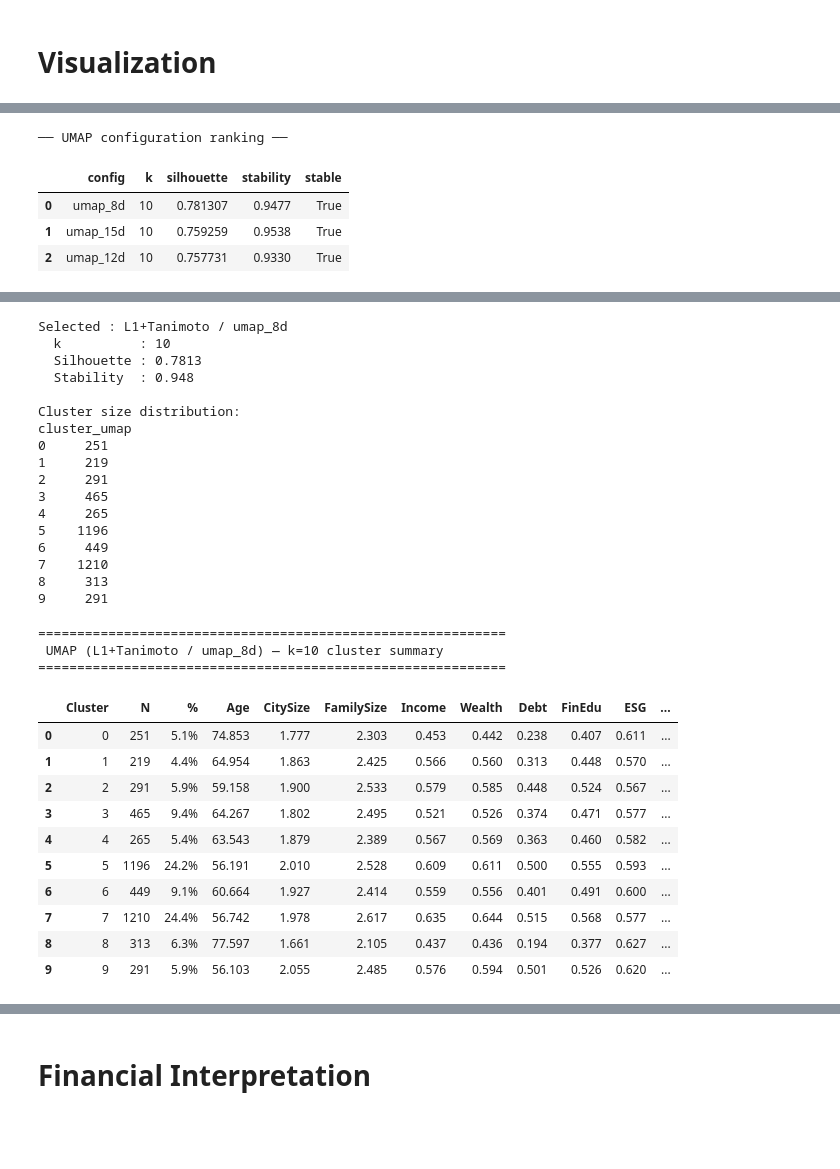
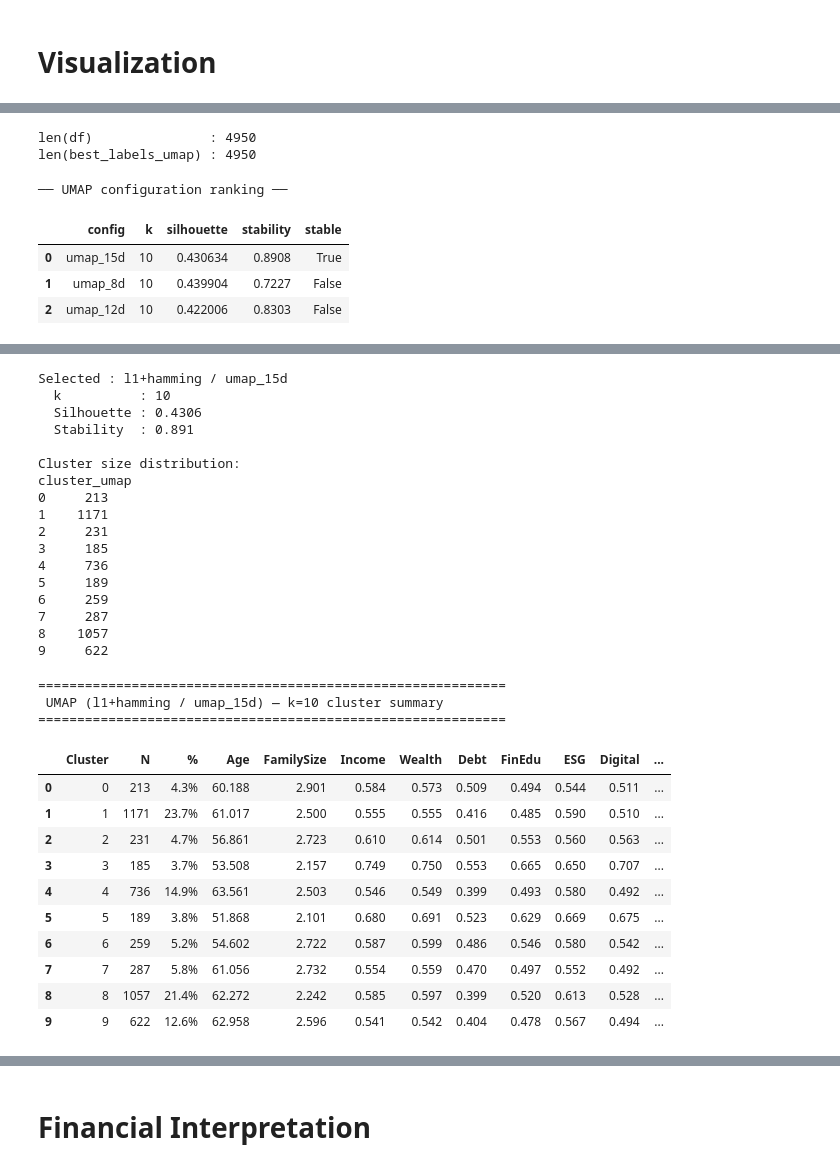
Before and after one commit to tommybaresi-creator/fintech-group-work, a Jupyter notebook: BusinessCase1/clustering_umap.ipynb, the cells around one changed output, grey strips where cells are left out. Cells and saved outputs as stored; diff of their text form; code cells hidden in the pictures; blank space fills up the shorter version.

```diff
--- a/BusinessCase1/clustering_umap.ipynb
+++ b/BusinessCase1/clustering_umap.ipynb
@@ -542,3 +561,9 @@ for config_name in UMAP_CLUSTER_CONFIGS:
+# %%
+print(f"len(df)               : {len(df)}")
+print(f"len(best_labels_umap) : {len(best_labels_umap)}")
+# %% [output]
+len(df)               : 4950
+len(best_labels_umap) : 4950
 # %%
 # Select best UMAP configuration
 #
@@ -566,36 +591,34 @@ print("\n── UMAP configuration ranking ──")
 display(cand_df)
 
 best_row        = cand_df.iloc[0]
 best_config     = best_row["config"]
 best_k_umap     = int(best_row["k"])
 best_sil_umap   = float(best_row["silhouette"])
 best_stab_umap  = float(best_row["stability"])
 
 if not best_row["stable"]:
     logger.warning(
         "No stable UMAP config found (ARI < 0.85). "
         "Selecting best silhouette regardless: %s  ARI=%.3f",
         best_config, best_stab_umap,
     )
 
 logger.info("Selected: %s  k=%d  sil=%.4f  stability=%.3f",
             best_config, best_k_umap, best_sil_umap, best_stab_umap)
 
 print(f"\nSelected : {winner} / {best_config}")
 print(f"  k          : {best_k_umap}")
 print(f"  Silhouette : {best_sil_umap:.4f}")
 print(f"  Stability  : {best_stab_umap:.3f}")
 
 best_labels_umap = umap_results[best_config]["best_labels"]
-df["cluster_umap"] = np.nan
-df.loc[df_index, "cluster_umap"] = best_labels_umap
-df["cluster_umap"] = df["cluster_umap"].astype("Int64")
+df["cluster_umap"] = pd.array(best_labels_umap, dtype="Int64")
 
 print(f"\nCluster size distribution:")
 print(df["cluster_umap"].value_counts().sort_index().to_string())
 # %% [output]
 ── UMAP configuration ranking ──
 |  | config | k | silhouette | stability | stable |
-| 0 | umap_8d | 10 | 0.781307 | 0.9477 | True |
-| 1 | umap_15d | 10 | 0.759259 | 0.9538 | True |
-| 2 | umap_12d | 10 | 0.757731 | 0.9330 | True |
+| 0 | umap_15d | 10 | 0.430634 | 0.8908 | True |
+| 1 | umap_8d | 10 | 0.439904 | 0.7227 | False |
+| 2 | umap_12d | 10 | 0.422006 | 0.8303 | False |
@@ -603,20 +626,20 @@ print(df["cluster_umap"].value_counts().sort_index().to_string())
-Selected : L1+Tanimoto / umap_8d
+Selected : l1+hamming / umap_15d
   k          : 10
-  Silhouette : 0.7813
-  Stability  : 0.948
+  Silhouette : 0.4306
+  Stability  : 0.891
 
 Cluster size distribution:
 cluster_umap
-0     251
-1     219
-2     291
-3     465
-4     265
-5    1196
-6     449
-7    1210
-8     313
-9     291
+0     213
+1    1171
+2     231
+3     185
+4     736
+5     189
+6     259
+7     287
+8    1057
+9     622
 # %%
 # Profile UMAP clusters
 JOB_MAP  = {1: "Unemployed", 2: "Employee", 3: "Manager",
@@ -681,19 +704,19 @@ box.update_layout(height=420, boxmode="group",
 box.show()
 # %% [output]
 ============================================================
- UMAP (L1+Tanimoto / umap_8d) — k=10 cluster summary
+ UMAP (l1+hamming / umap_15d) — k=10 cluster summary
 ============================================================
-|  | Cluster | N | % | Age | CitySize | FamilySize | Income | Wealth | Debt | FinEdu | ESG | ... |
-| 0 | 0 | 251 | 5.1% | 74.853 | 1.777 | 2.303 | 0.453 | 0.442 | 0.238 | 0.407 | 0.611 | ... |
-| 1 | 1 | 219 | 4.4% | 64.954 | 1.863 | 2.425 | 0.566 | 0.560 | 0.313 | 0.448 | 0.570 | ... |
-| 2 | 2 | 291 | 5.9% | 59.158 | 1.900 | 2.533 | 0.579 | 0.585 | 0.448 | 0.524 | 0.567 | ... |
-| 3 | 3 | 465 | 9.4% | 64.267 | 1.802 | 2.495 | 0.521 | 0.526 | 0.374 | 0.471 | 0.577 | ... |
-| 4 | 4 | 265 | 5.4% | 63.543 | 1.879 | 2.389 | 0.567 | 0.569 | 0.363 | 0.460 | 0.582 | ... |
-| 5 | 5 | 1196 | 24.2% | 56.191 | 2.010 | 2.528 | 0.609 | 0.611 | 0.500 | 0.555 | 0.593 | ... |
-| 6 | 6 | 449 | 9.1% | 60.664 | 1.927 | 2.414 | 0.559 | 0.556 | 0.401 | 0.491 | 0.600 | ... |
-| 7 | 7 | 1210 | 24.4% | 56.742 | 1.978 | 2.617 | 0.635 | 0.644 | 0.515 | 0.568 | 0.577 | ... |
-| 8 | 8 | 313 | 6.3% | 77.597 | 1.661 | 2.105 | 0.437 | 0.436 | 0.194 | 0.377 | 0.627 | ... |
-| 9 | 9 | 291 | 5.9% | 56.103 | 2.055 | 2.485 | 0.576 | 0.594 | 0.501 | 0.526 | 0.620 | ... |
+|  | Cluster | N | % | Age | FamilySize | Income | Wealth | Debt | FinEdu | ESG | Digital | ... |
+| 0 | 0 | 213 | 4.3% | 60.188 | 2.901 | 0.584 | 0.573 | 0.509 | 0.494 | 0.544 | 0.511 | ... |
+| 1 | 1 | 1171 | 23.7% | 61.017 | 2.500 | 0.555 | 0.555 | 0.416 | 0.485 | 0.590 | 0.510 | ... |
+| 2 | 2 | 231 | 4.7% | 56.861 | 2.723 | 0.610 | 0.614 | 0.501 | 0.553 | 0.560 | 0.563 | ... |
+| 3 | 3 | 185 | 3.7% | 53.508 | 2.157 | 0.749 | 0.750 | 0.553 | 0.665 | 0.650 | 0.707 | ... |
+| 4 | 4 | 736 | 14.9% | 63.561 | 2.503 | 0.546 | 0.549 | 0.399 | 0.493 | 0.580 | 0.492 | ... |
+| 5 | 5 | 189 | 3.8% | 51.868 | 2.101 | 0.680 | 0.691 | 0.523 | 0.629 | 0.669 | 0.675 | ... |
+| 6 | 6 | 259 | 5.2% | 54.602 | 2.722 | 0.587 | 0.599 | 0.486 | 0.546 | 0.580 | 0.542 | ... |
+| 7 | 7 | 287 | 5.8% | 61.056 | 2.732 | 0.554 | 0.559 | 0.470 | 0.497 | 0.552 | 0.492 | ... |
+| 8 | 8 | 1057 | 21.4% | 62.272 | 2.242 | 0.585 | 0.597 | 0.399 | 0.520 | 0.613 | 0.528 | ... |
+| 9 | 9 | 622 | 12.6% | 62.958 | 2.596 | 0.541 | 0.542 | 0.404 | 0.478 | 0.567 | 0.494 | ... |
 # %%
 RESULTS_DIR = Path("results")
 RESULTS_DIR.mkdir(exist_ok=True)
```
Also changed, not shown: parts of 15 cells of this notebook, 6 other files.
